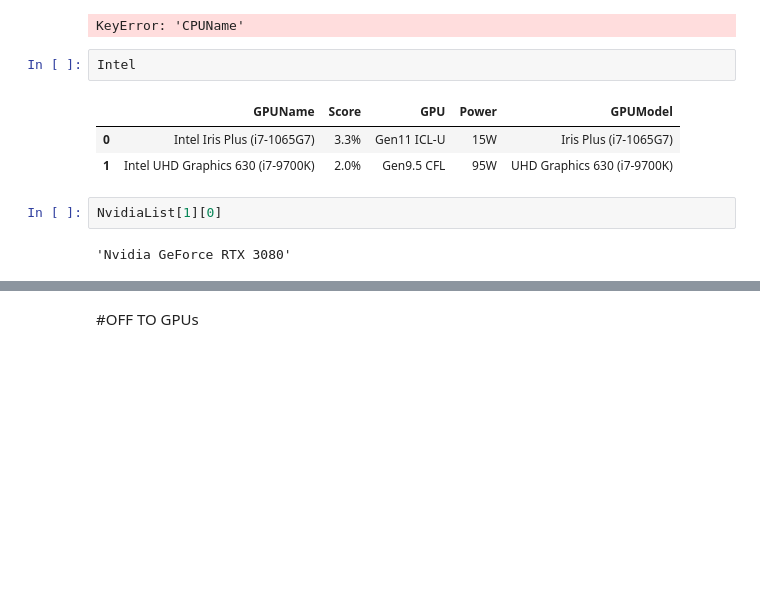
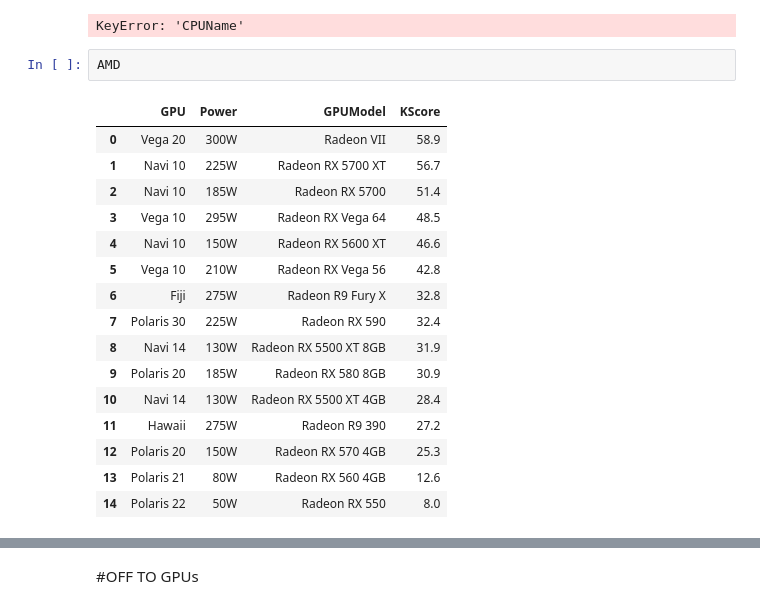
Before and after one commit to arimanyus/Kashi-Base1, a Jupyter notebook: Fetcher.ipynb, the cells around one changed output, grey strips where cells are left out. Drawn from its saved outputs; the diff is of its cells as text; blank space fills up the shorter version.

```diff
--- a/Fetcher.ipynb
+++ b/Fetcher.ipynb
@@ -248,13 +248,22 @@ AMDCPU = df[df['CPUName'].str.contains('AMD')]
 IntelCPU = df[df['CPUName'].str.contains('Intel')]
 # %% [output]
 KeyError: 'CPUName'
-# %%
-Intel
-# %% [output]
-|  | GPUName | Score | GPU | Power | GPUModel |
-| 0 | Intel Iris Plus (i7-1065G7) | 3.3% | Gen11 ICL-U | 15W | Iris Plus (i7-1065G7) |
-| 1 | Intel UHD Graphics 630 (i7-9700K) | 2.0% | Gen9.5 CFL | 95W | UHD Graphics 630 (i7-9700K) |
-# %%
-NvidiaList[1][0]
-# %% [output]
-'Nvidia GeForce RTX 3080'
+# %%
+AMD
+# %% [output]
+|  | GPU | Power | GPUModel | KScore |
+| 0 | Vega 20 | 300W | Radeon VII | 58.9 |
+| 1 | Navi 10 | 225W | Radeon RX 5700 XT | 56.7 |
+| 2 | Navi 10 | 185W | Radeon RX 5700 | 51.4 |
+| 3 | Vega 10 | 295W | Radeon RX Vega 64 | 48.5 |
+| 4 | Navi 10 | 150W | Radeon RX 5600 XT | 46.6 |
+| 5 | Vega 10 | 210W | Radeon RX Vega 56 | 42.8 |
+| 6 | Fiji | 275W | Radeon R9 Fury X | 32.8 |
+| 7 | Polaris 30 | 225W | Radeon RX 590 | 32.4 |
+| 8 | Navi 14 | 130W | Radeon RX 5500 XT 8GB | 31.9 |
+| 9 | Polaris 20 | 185W | Radeon RX 580 8GB | 30.9 |
+| 10 | Navi 14 | 130W | Radeon RX 5500 XT 4GB | 28.4 |
+| 11 | Hawaii | 275W | Radeon R9 390 | 27.2 |
+| 12 | Polaris 20 | 150W | Radeon RX 570 4GB | 25.3 |
+| 13 | Polaris 21 | 80W | Radeon RX 560 4GB | 12.6 |
+| 14 | Polaris 22 | 50W | Radeon RX 550 | 8.0 |
```
Also changed, not shown: parts of 2 cells of this notebook, 5 other files.
